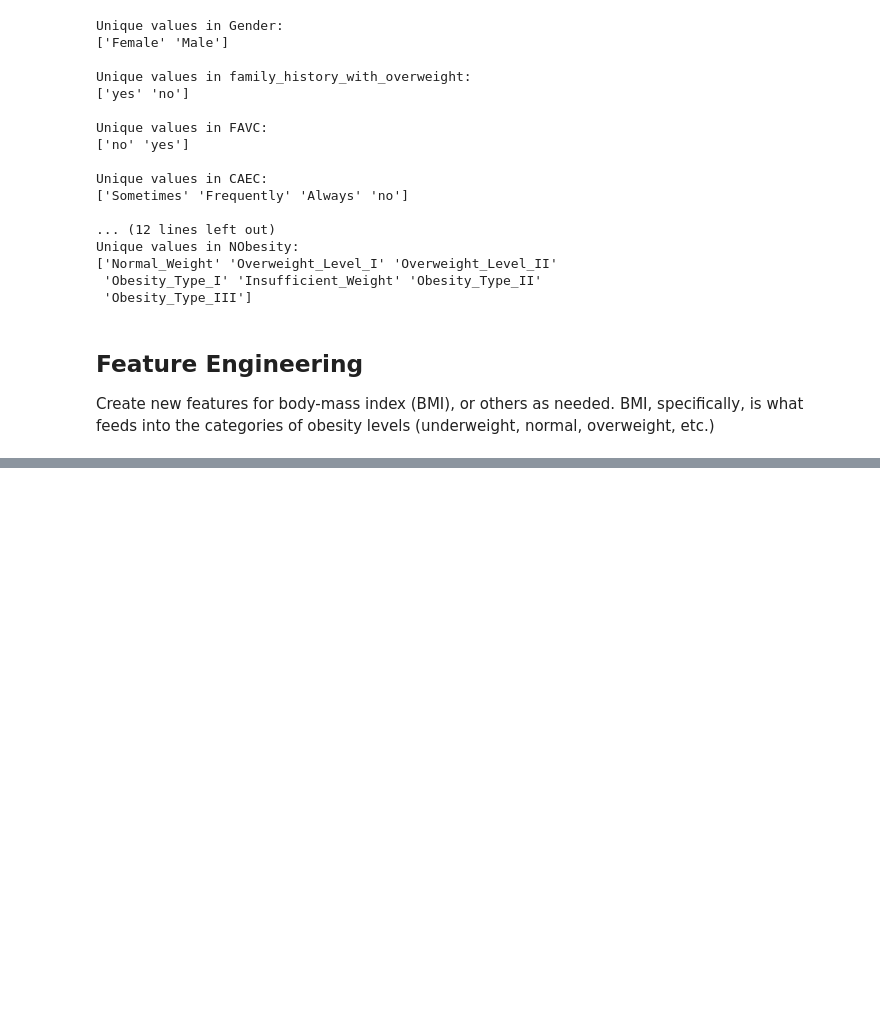
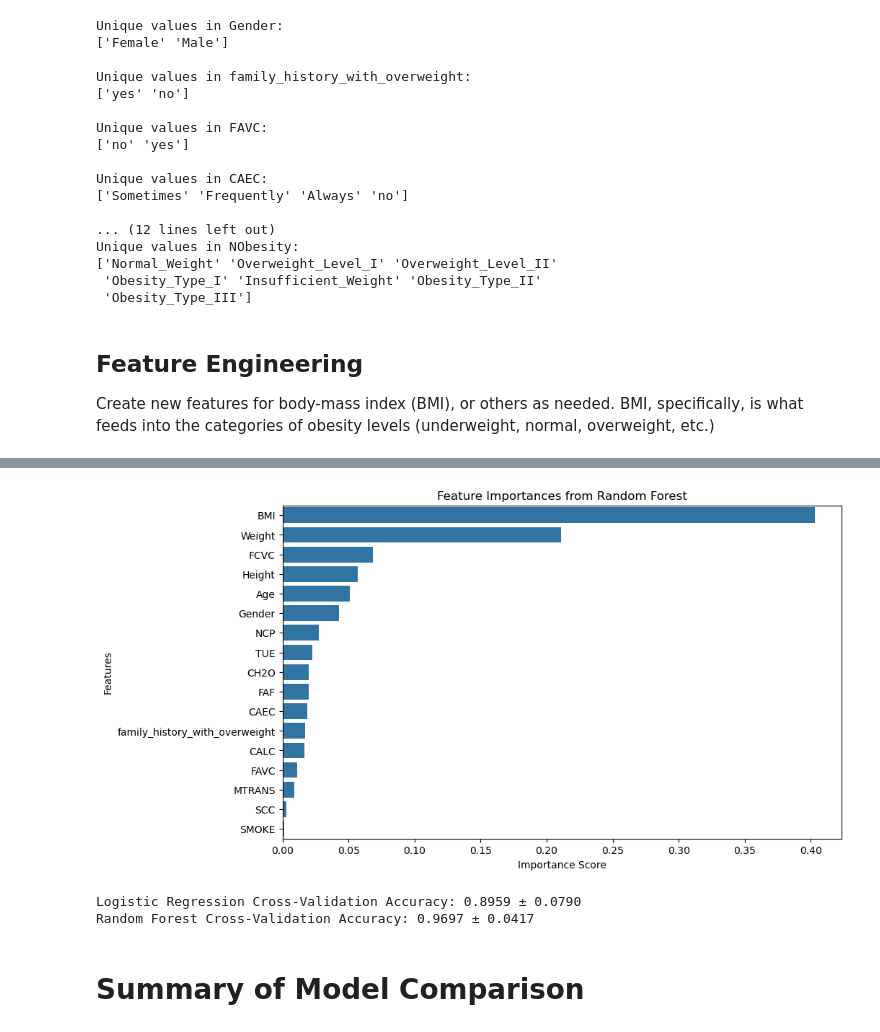
Before and after one commit to AreTaj/distribution-of-obesity-levels, a Jupyter notebook: data_cleaning.ipynb, the cells around one changed output, grey strips where cells are left out. Saved outputs shown, nothing was run; the diff lists cells and outputs as text; code cells hidden in the pictures; blank space fills up the shorter version.

```diff
--- a/data_cleaning.ipynb
+++ b/data_cleaning.ipynb
@@ -204,0 +395,25 @@ df.to_csv("ObesityDataSet_raw_and_data_sinthetic.csv", index=False)
+# %%
+importances = rf_clf.feature_importances_
+feature_names = X.columns
+feature_imp = pd.Series(importances, index=feature_names).sort_values(ascending=False)
+# %%
+plt.figure(figsize=(10,6))
+sns.barplot(x=feature_imp, y=feature_imp.index)
+plt.title('Feature Importances from Random Forest')
+plt.xlabel('Importance Score')
+plt.ylabel('Features')
+plt.show()
+# %% [output]
+[figure, added]
+# %%
+# Cross-Validation Scores
+cv_scores_log = cross_val_score(log_reg, scaler.fit_transform(X), y, cv=5, scoring='accuracy')
+cv_scores_rf = cross_val_score(rf_clf, X, y, cv=5, scoring='accuracy')
+
+print(f"\nLogistic Regression Cross-Validation Accuracy: {cv_scores_log.mean():.4f} ± {cv_scores_log.std():.4f}")
+print(f"Random Forest Cross-Validation Accuracy: {cv_scores_rf.mean():.4f} ± {cv_scores_rf.std():.4f}")
+# %% [output]
+Logistic Regression Cross-Validation Accuracy: 0.8959 ± 0.0790
+Random Forest Cross-Validation Accuracy: 0.9697 ± 0.0417
+# %% [markdown]
+# Summary of Model Comparison
```
Also changed, not shown: parts of 33 cells of this notebook, 3 other files.
